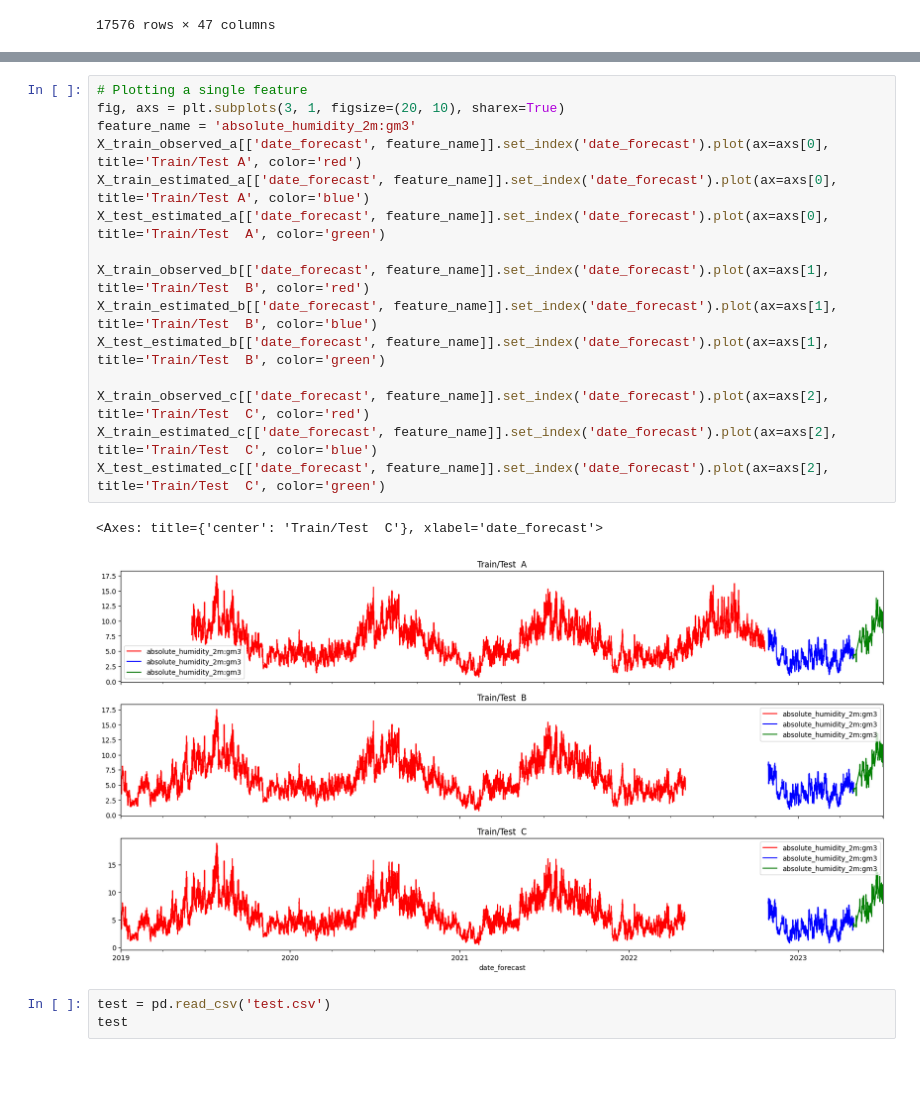
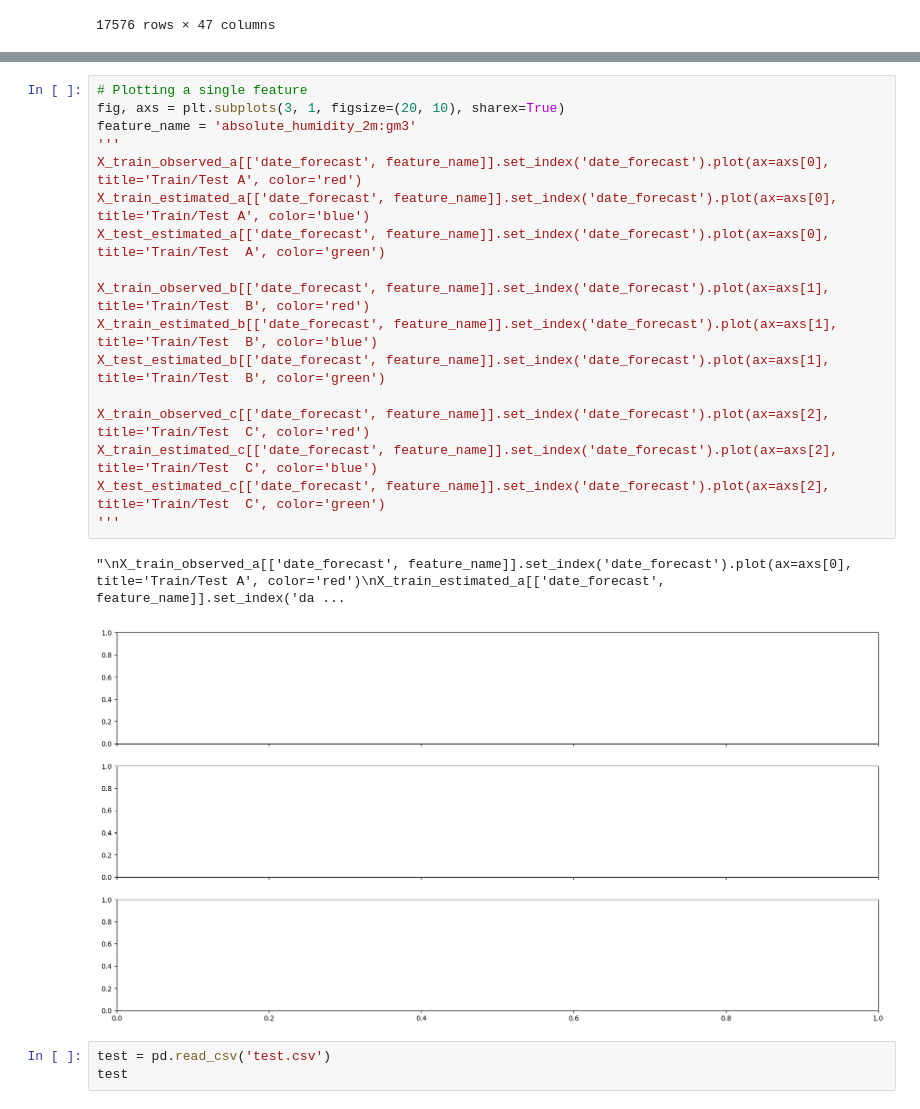
Before and after one commit to art-test-stack/ml_competition, a Jupyter notebook: read_files.ipynb, the cells around one changed output, grey strips where cells are left out. Saved outputs shown, nothing was run; the diff lists cells and outputs as text; blank space fills up the shorter version.

```diff
--- a/read_files.ipynb
+++ b/read_files.ipynb
@@ -260,21 +120,23 @@ X_test_estimated_a
 # %%
 # Plotting a single feature
 fig, axs = plt.subplots(3, 1, figsize=(20, 10), sharex=True)
 feature_name = 'absolute_humidity_2m:gm3'
+'''
 X_train_observed_a[['date_forecast', feature_name]].set_index('date_forecast').plot(ax=axs[0], title='Train/Test A', color='red')
 X_train_estimated_a[['date_forecast', feature_name]].set_index('date_forecast').plot(ax=axs[0], title='Train/Test A', color='blue')
 X_test_estimated_a[['date_forecast', feature_name]].set_index('date_forecast').plot(ax=axs[0], title='Train/Test  A', color='green')
 
 X_train_observed_b[['date_forecast', feature_name]].set_index('date_forecast').plot(ax=axs[1], title='Train/Test  B', color='red')
 X_train_estimated_b[['date_forecast', feature_name]].set_index('date_forecast').plot(ax=axs[1], title='Train/Test  B', color='blue')
 X_test_estimated_b[['date_forecast', feature_name]].set_index('date_forecast').plot(ax=axs[1], title='Train/Test  B', color='green')
 
 X_train_observed_c[['date_forecast', feature_name]].set_index('date_forecast').plot(ax=axs[2], title='Train/Test  C', color='red')
 X_train_estimated_c[['date_forecast', feature_name]].set_index('date_forecast').plot(ax=axs[2], title='Train/Test  C', color='blue')
 X_test_estimated_c[['date_forecast', feature_name]].set_index('date_forecast').plot(ax=axs[2], title='Train/Test  C', color='green')
+'''
 # %% [output]
-<Axes: title={'center': 'Train/Test  C'}, xlabel='date_forecast'>
+"\nX_train_observed_a[['date_forecast', feature_name]].set_index('date_forecast').plot(ax=axs[0], title='Train/Test A', color='red')\nX_train_estimated_a[['date_forecast', feature_name]].set_index('da ...
-[figure, old version]
+[figure, new version]
 # %%
 test = pd.read_csv('test.csv')
 test
```
Also changed, not shown: parts of 94 cells of this notebook.
